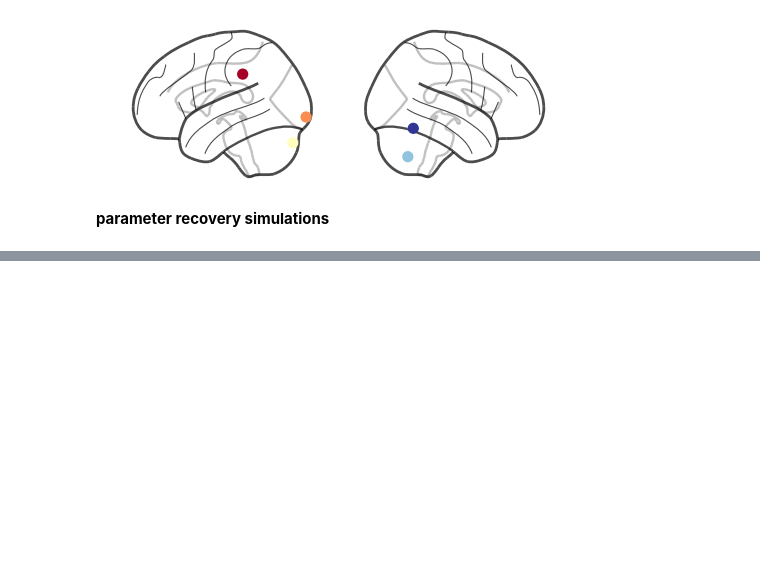
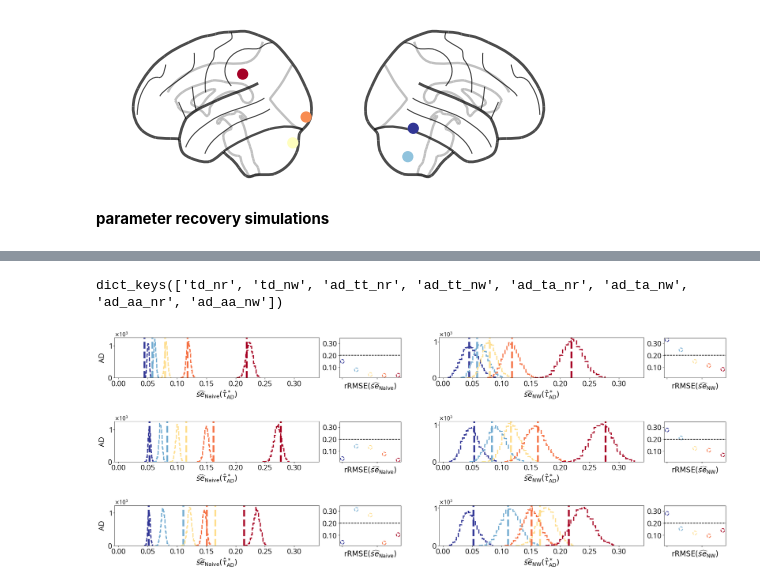
Before and after one commit to griegner/fmri-timescales, a Jupyter notebook: notebooks/fig01to03.ipynb, the cells around one changed output, grey strips where cells are left out. Drawn from its saved outputs; the diff is of its cells as text; code cells hidden in the pictures; blank space fills up the shorter version.

```diff
--- a/notebooks/fig01to03.ipynb
+++ b/notebooks/fig01to03.ipynb
@@ -158,0 +159,19 @@ fig03.savefig("../figures/fig03-hcp.png", dpi=300, bbox_inches="tight")
+# %%
+ar1_results[0].keys()
+# %% [output]
+dict_keys(['td_nr', 'td_nw', 'ad_tt_nr', 'ad_tt_nw', 'ad_ta_nr', 'ad_ta_nw', 'ad_aa_nr', 'ad_aa_nw'])
+# %%
+sup_results = {}
+for idx in range(5):
+    sup_results[idx] = {"ar1": {}, "ar2": {}, "hcp": {}}
+    sup_results[idx]["ar1"]["ad_aa_nr"] = ar1_results[idx]["ad_aa_nr"]
+    sup_results[idx]["ar1"]["ad_aa_nw"] = ar1_results[idx]["ad_aa_nw"]
+    sup_results[idx]["ar2"]["ad_aa_nr"] = ar2_results[idx]["ad_aa_nr"]
+    sup_results[idx]["ar2"]["ad_aa_nw"] = ar2_results[idx]["ad_aa_nw"]
+    sup_results[idx]["hcp"]["ad_aa_nr"] = hcp_results[idx]["ad_aa_nr"]
+    sup_results[idx]["hcp"]["ad_aa_nw"] = hcp_results[idx]["ad_aa_nw"]
+
+fig = nb.plot_simulation_sup(sup_results, None, None)
+fig.savefig("tmp.png", dpi=300, bbox_inches="tight", transparent=True)
+# %% [output]
+[figure, added]
```
Also changed, not shown: parts of 1 cell of this notebook, 3 other files.
